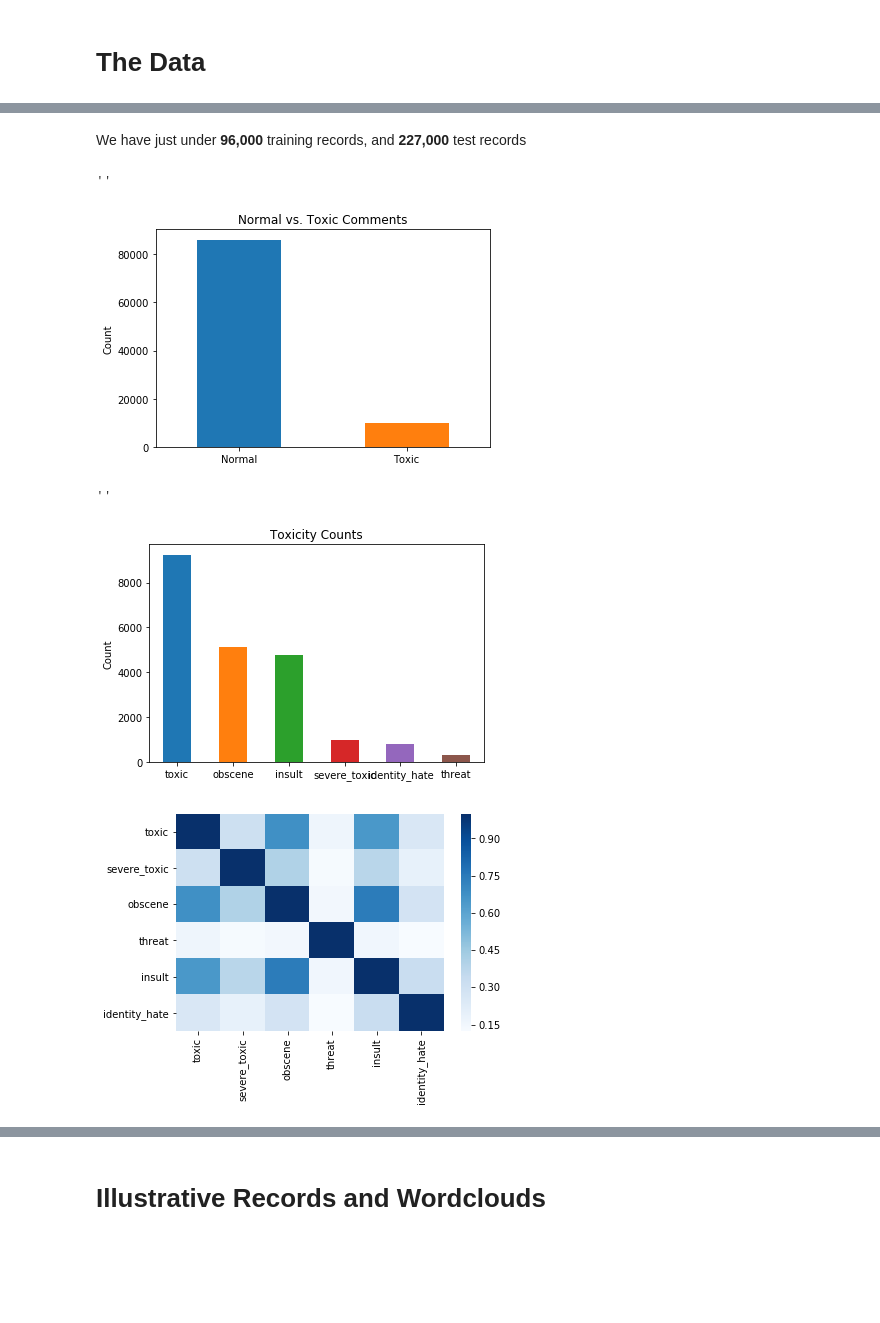
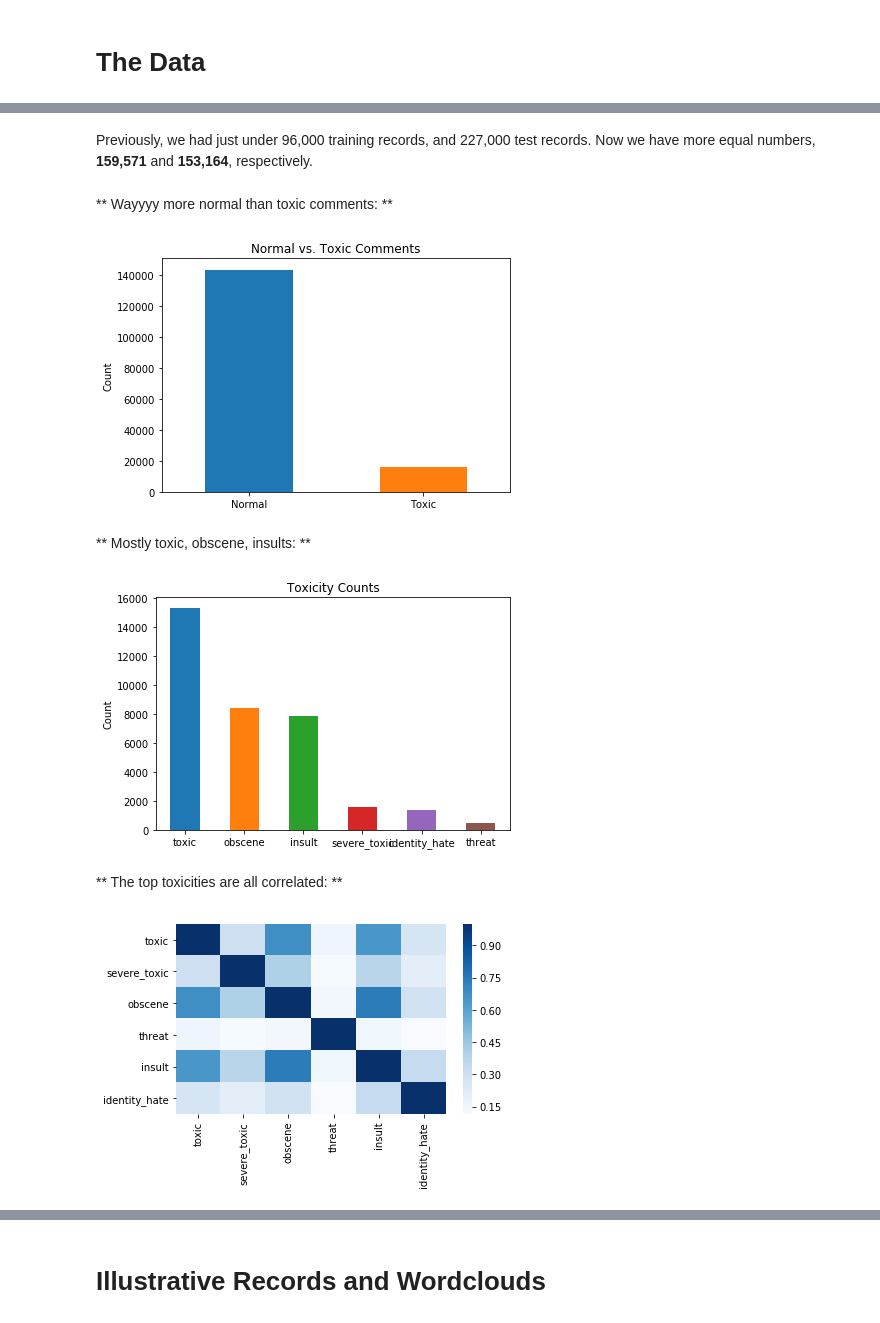
Before and after one commit to bay-area-dataphiles/toxic-comments, a Jupyter notebook: toxic/eda/introduction.ipynb, the cells around one changed output, grey strips where cells are left out. Drawn from its saved outputs; the diff is of its cells as text; code cells hidden in the pictures; blank space fills up the shorter version.

Commit message:
Ran intro with new data. (#26)

```diff
--- a/toxic/eda/introduction.ipynb
+++ b/toxic/eda/introduction.ipynb
@@ -32,3 +30,6 @@ train = pd.read_csv('train.csv')
+# %%
+train = get_kaggle_data('train', verbose=True)
+test = get_kaggle_data('test', verbose=True)
 # %%
 ratings = train.loc[:, 'toxic':'identity_hate']
 raw_comments = train['comment_text']
@@ -54,5 +62,7 @@ display(test.head())
 # %% [markdown]
-We have just under **96,000** training records, and **227,000** test records
+Previously, we had just under 96,000 training records, and 227,000 test records. Now we have more equal numbers, **159,571** and **153,164**, respectively.
+# %% [markdown]
+** Wayyyy more normal than toxic comments: **
 # %%
 # Toxic vs. nontoxic
 ax = train['is_toxic'].value_counts().plot(kind='bar')
@@ -60,10 +70,11 @@ ax.set_title('Normal vs. Toxic Comments')
 ax.set_ylabel('Count')
 ax.xaxis.set_ticklabels(['Normal', 'Toxic'], )
 [tick.set_rotation(0) for tick in ax.get_xticklabels()]
-;
+plt.tight_layout()
 # %% [output]
-''
-[figure, old version]
+[figure, new version]
+# %% [markdown]
+** Mostly toxic, obscene, insults: **
 # %%
 # Toxicity counts
 ax = (ratings.sum(axis=0)
@@ -71,15 +82,17 @@ ax = (ratings.sum(axis=0)
       .plot(kind='bar', title='Toxicity Counts'))
 ax.set_ylabel('Count')
 [tick.set_rotation(0) for tick in ax.get_xticklabels()]
-;
+plt.tight_layout()
 # %% [output]
-''
-[figure, old version]
+[figure, new version]
+# %% [markdown]
+** The top toxicities are all correlated: **
 # %%
 # Correlation heatmap
-sns.heatmap(ratings.corr(), cmap='Blues');
+sns.heatmap(ratings.corr(), cmap='Blues')
+plt.tight_layout()
 # %% [output]
-[figure, old version]
+[figure, new version]
 # %%
 ratings.corr().round(2)
 # %% [output]
```
Also changed, not shown: parts of 18 cells of this notebook.
